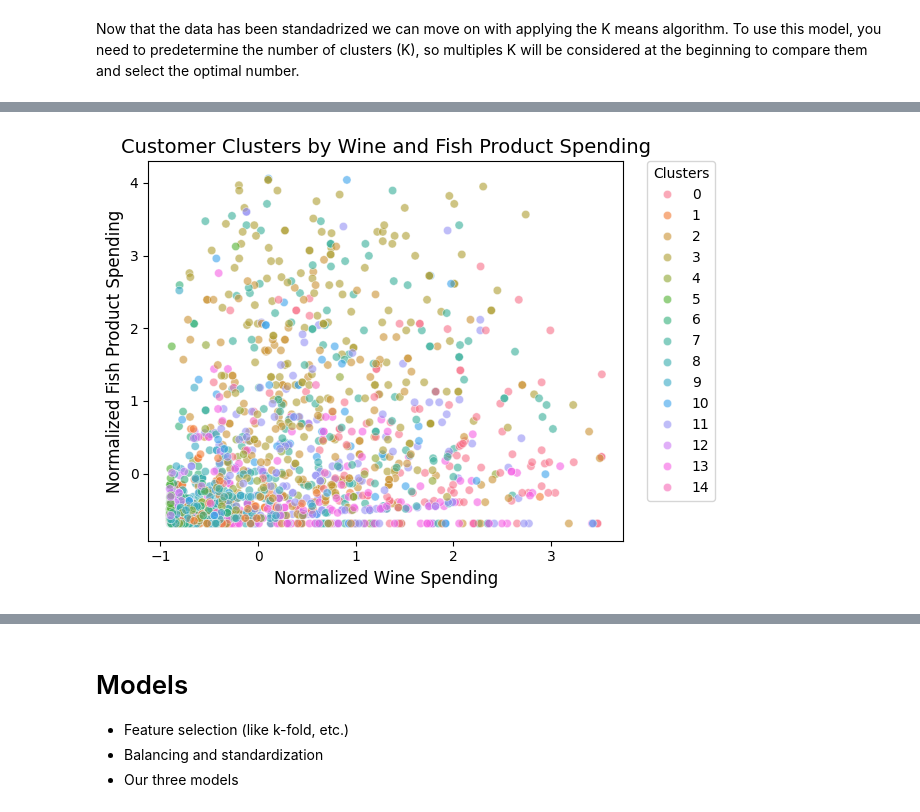
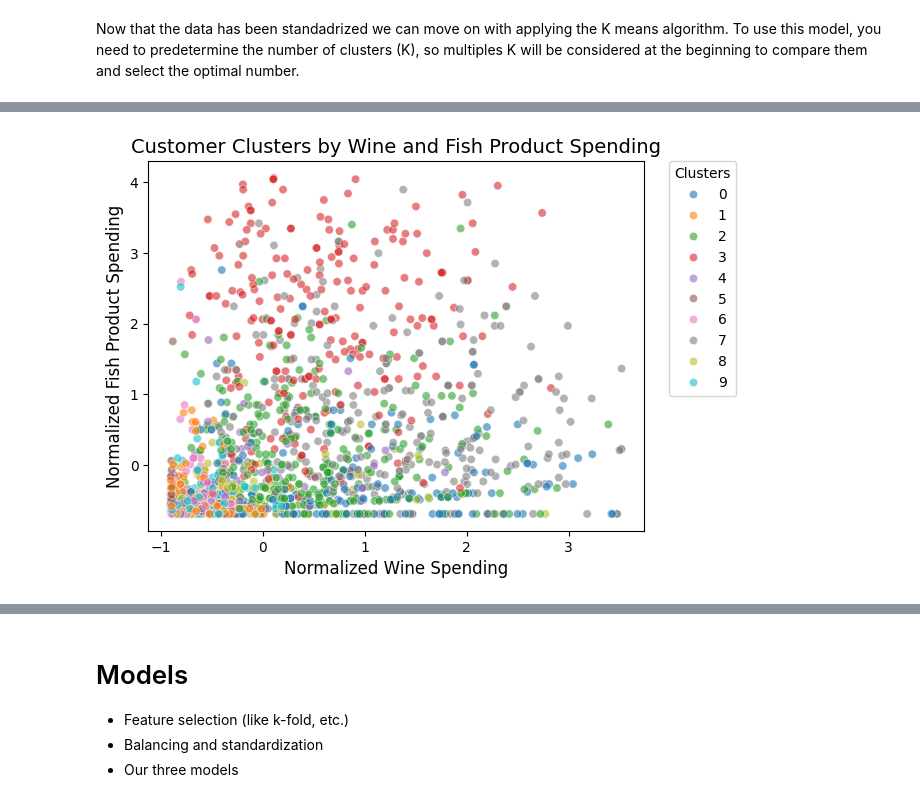
Before and after one commit to kimvkemenade/DM_team16, a Jupyter notebook: DM_Assignment_2.ipynb, the cells around one changed output, grey strips where cells are left out. Drawn from its saved outputs; the diff is of its cells as text; code cells hidden in the pictures.

```diff
--- a/DM_Assignment_2.ipynb
+++ b/DM_Assignment_2.ipynb
@@ -430,31 +430,28 @@ Based on this illustration and the elbow method, we would argue that the optimal
 # %%
-# K-means clustering with 25 clusters for visualization on the middle subplot
-kmeans_25 = KMeans(n_clusters = 15, random_state =0, n_init="auto")
-kmeans_25.fit(marketing_df_normalized)
+# visualizing 10 clusters defined by K means algorithm
+kmeans_10 = KMeans(n_clusters = 10, random_state =0, n_init="auto")
+kmeans_10.fit(marketing_df_normalized)
 import seaborn as sns
 
-# selecting 15 different colors
-colors = sns.color_palette('husl', n_colors=15)
+# selecting 10 different colors
+colors = sns.color_palette('tab10', n_colors=10)
 
 # creating scatter plot
 sns.scatterplot(data=marketing_df_normalized,
                 x="MntWines",
                 y="MntFishProducts",
-                hue=kmeans_25.labels_,
+                hue=kmeans_10.labels_,
                 palette=colors,
                 alpha=0.6)
 
-# Customize the plot
+# adding title and labels to the graph
 plt.title('Customer Clusters by Wine and Fish Product Spending', fontsize=14)
 plt.xlabel('Normalized Wine Spending', fontsize=12)
 plt.ylabel('Normalized Fish Product Spending', fontsize=12)
 
-# Move legend outside of plot to prevent overcrowding
+# moving legend outside of plot for clarity
 plt.legend(bbox_to_anchor=(1.05, 1), loc='upper left', borderaxespad=0, title='Clusters')
 
-# Adjust layout to prevent legend cutoff
-plt.tight_layout()
-
 plt.show()
 # %% [output]
-[figure, old version]
+[figure, new version]
```
Also changed, not shown: parts of 4 cells of this notebook.
